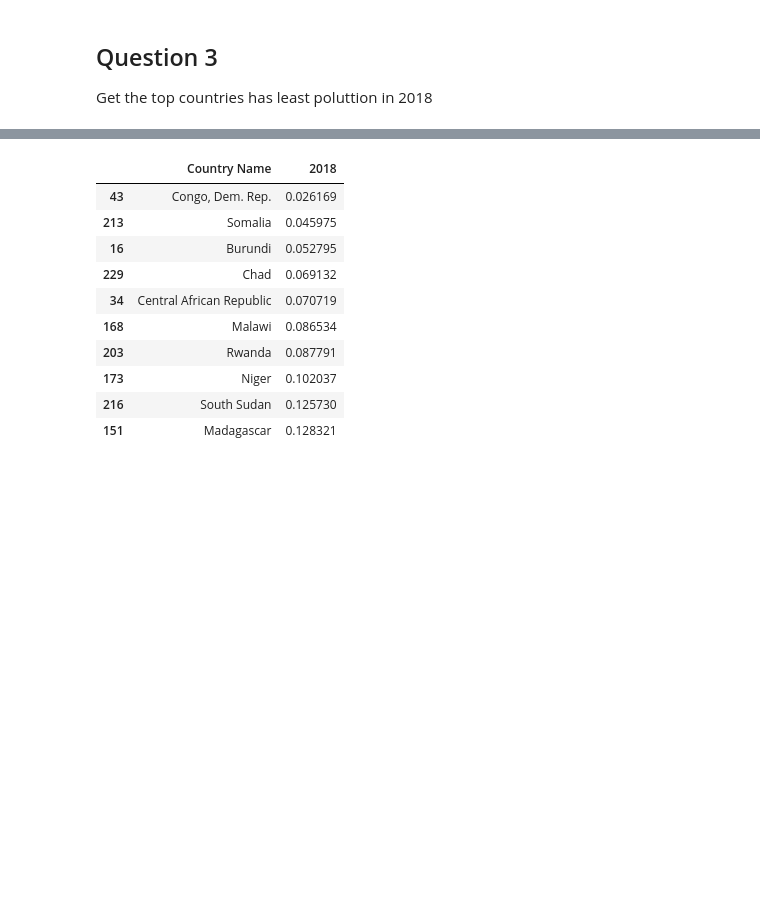
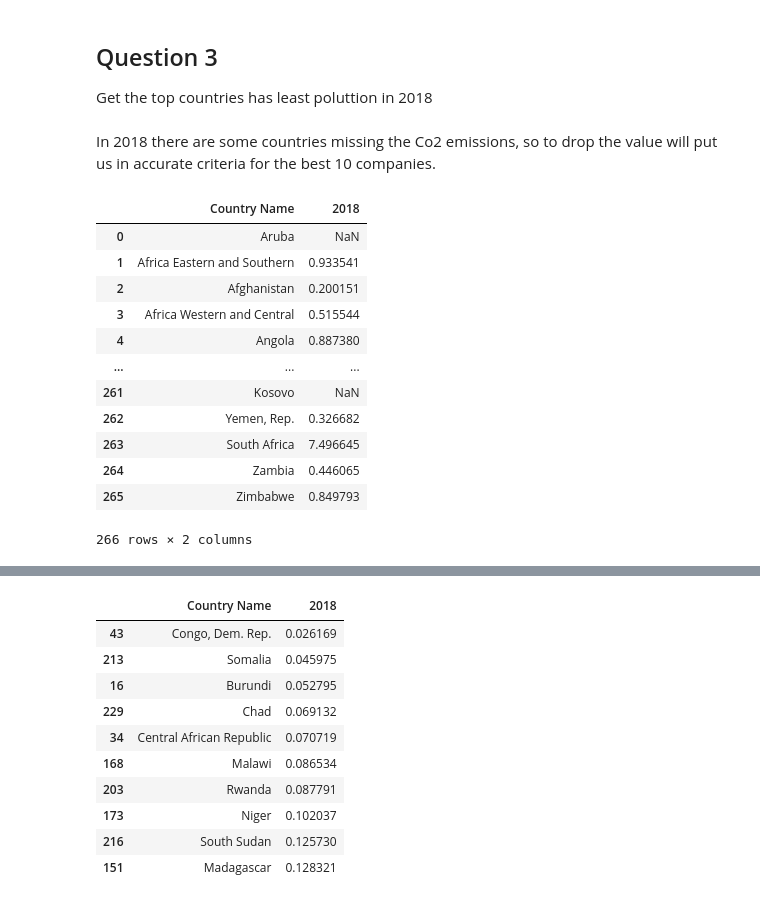
Before and after one commit to MRabi3/Co2-Emissions, a Jupyter notebook: Co2-Emissions.ipynb, the cells around one changed output, grey strips where cells are left out. Saved outputs shown, nothing was run; the diff lists cells and outputs as text; code cells hidden in the pictures; blank space fills up the shorter version.

```diff
--- a/Co2-Emissions.ipynb
+++ b/Co2-Emissions.ipynb
@@ -226,7 +215,24 @@ SumOfCo2PerYear.plot()
 # %% [markdown]
 <h2> Question 3 </h2>
 <p> Get the top countries has least poluttion in 2018
+# %% [markdown]
+<p> In 2018 there are some countries missing the Co2 emissions, so to drop the value will put us in accurate criteria for the best 10 companies.
 # %%
 #Get all the countries Co2 emissions in 2018
+
 CountriesCo22018 = countries[['Country Name','2018']]
-CountriesCo22018=CountriesCo22018.dropna(subset=['2018'],axis=0)
+CountriesCo22018
+# %% [output]
+|  | Country Name | 2018 |
+| 0 | Aruba | NaN |
+| 1 | Africa Eastern and Southern | 0.933541 |
+| 2 | Afghanistan | 0.200151 |
+| 3 | Africa Western and Central | 0.515544 |
+| 4 | Angola | 0.887380 |
+| ... | ... | ... |
+| 261 | Kosovo | NaN |
+| 262 | Yemen, Rep. | 0.326682 |
+| 263 | South Africa | 7.496645 |
+| 264 | Zambia | 0.446065 |
+| 265 | Zimbabwe | 0.849793 |
+266 rows × 2 columns
```
Also changed, not shown: parts of 6 cells of this notebook.
